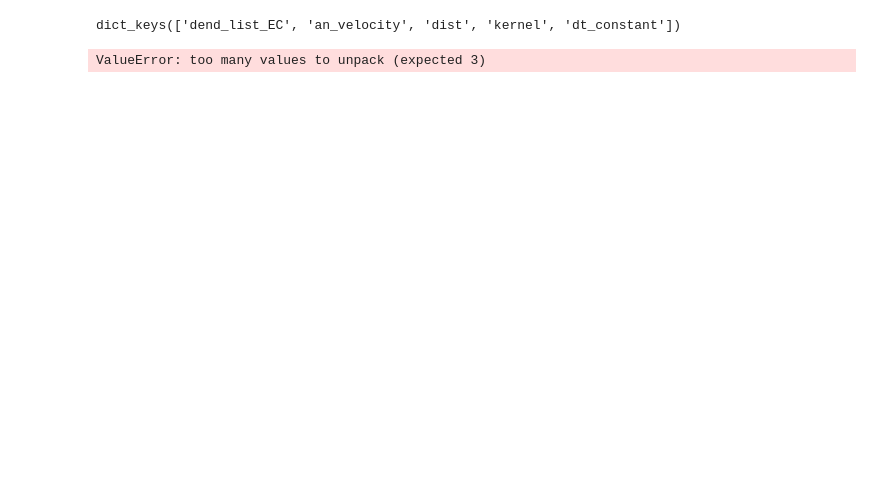
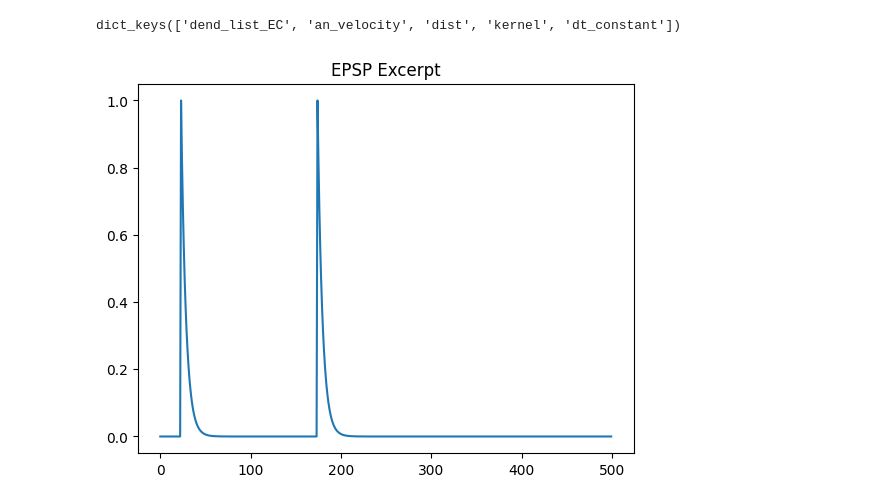
Before and after one commit to Milstein-Lab/CA1-interneuron-GLM, a Jupyter notebook: Clean_notebooks_to_date/optimization_internals_scratchpad.ipynb, the cells around one changed output. Cells and saved outputs as stored; diff of their text form; code cells hidden in the pictures; blank space fills up the shorter version.

```diff
--- a/Clean_notebooks_to_date/optimization_internals_scratchpad.ipynb
+++ b/Clean_notebooks_to_date/optimization_internals_scratchpad.ipynb
@@ -259,36 +259,32 @@ def turn_rates_into_spikes(dend_list_EC, an_velocity, dist, kernel, dt_constant=
     max_T = max(arr.shape[1] for arr in dend_vm_list)
 
     dend_vm_padded = np.full((num_trials, n_dendrites_, max_T), np.nan, dtype=np.float32)
     for i, arr in enumerate(dend_vm_list):
         Ti = arr.shape[1]
         dend_vm_padded[i, :, :Ti] = arr
 
     dend_contribution_EC = dend_vm_padded  # (trials, dendrites, time) f16
 
     if dend_contribution_EC.shape[1] != 100:
         print("dend_contribution_EC dendrites in the wrong axis")
 
     Vm_dict = {}
     for d in range(dend_contribution_EC.shape[1]):
         vm_array = dend_contribution_EC[:, d, :].astype(np.float32, copy=False)
         Vm, _, _ = activity_to_dend_vm_2d(vm_array, Vrest=-70.0, vm_scale=0.1, center_across="time")
         Vm_dict[d] = Vm.astype(np.float32, copy=False)
 
     dend_activity = np.stack([Vm_dict[k] for k in sorted(Vm_dict.keys())], axis=0).astype(np.float32, copy=False)
 
     if not optimization_time:
         return dend_activity, weights_EC, last_EPSP, warped_list, dend_vm_padded, dend_activity
     else:
         return dend_activity, weights_EC, last_EPSP
 
 
 rng = np.random.default_rng(seed=42)
 
 
-dend_activity, weights_EC, last_EPSP, dend_vm_padded, dend_normalized = turn_rates_into_spikes(internals_dict["dend_list_EC"], internals_dict["an_velocity"], internals_dict["dist"], internals_dict["kernel"], dt_constant=internals_dict["dt_constant"], n_dendrites=100, rng=rng, debug=False, optimization_time=False, mean=0.5, std=1.0)
-
-plt.plot(last_EPSP[:500])
-plt.title("EPSP Excerpt")
-plt.show()
+dend_activity, weights_EC, last_EPSP, warped_list, dend_vm_padded, dend_normalized = turn_rates_into_spikes(internals_dict["dend_list_EC"], internals_dict["an_velocity"], internals_dict["dist"], internals_dict["kernel"], dt_constant=internals_dict["dt_constant"], n_dendrites=100, rng=rng, debug=False, optimization_time=False, mean=0.5, std=1.0)
 # %% [output]
-ValueError: too many values to unpack (expected 3)
+[figure, added]
```
Also changed, not shown: parts of 7 cells of this notebook, 10 other files.
